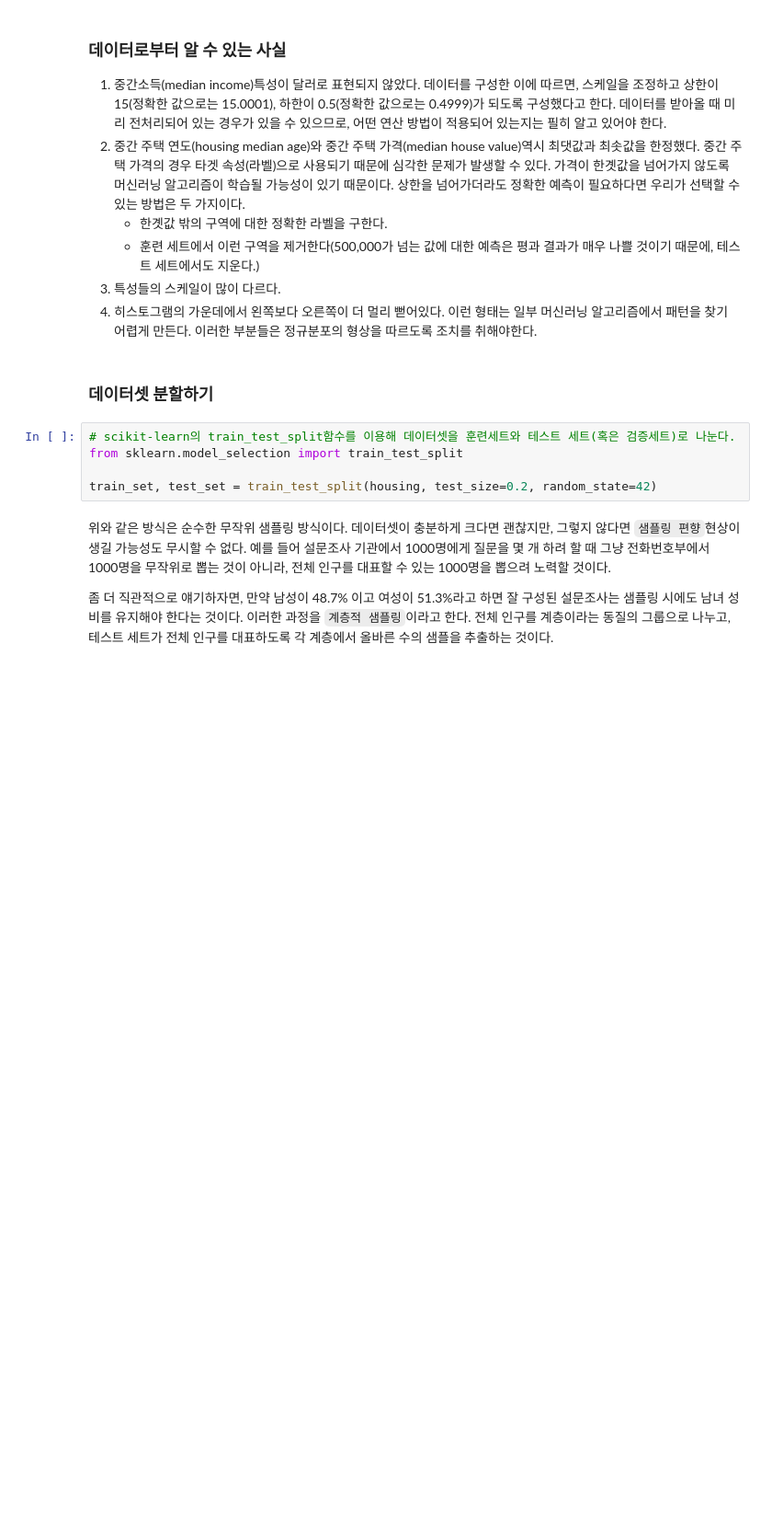
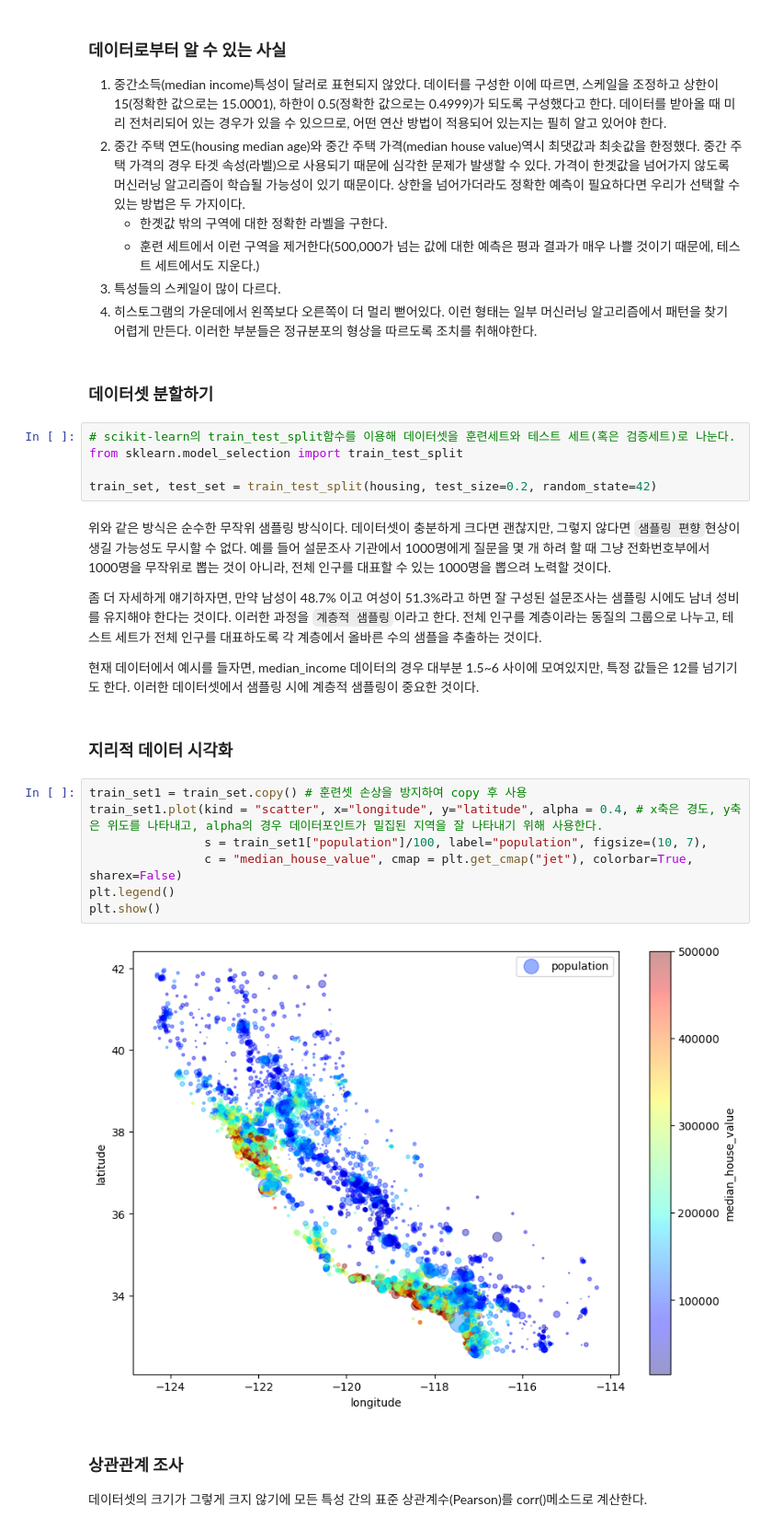
Before and after one commit to LeeHeonWoo1/ML_DL, a Jupyter notebook: ML/HandsOn/1_ml_project.ipynb, the cells around one changed output. Shown at 92% size. Cells and saved outputs as stored; diff of their text form; blank space fills up the shorter version.

```diff
--- a/ML/HandsOn/1_ml_project.ipynb
+++ b/ML/HandsOn/1_ml_project.ipynb
@@ -83,4 +83,20 @@ train_set, test_set = train_test_split(housing, test_size=0.2, random_state=42)
 # %% [markdown]
 위와 같은 방식은 순수한 무작위 샘플링 방식이다. 데이터셋이 충분하게 크다면 괜찮지만, 그렇지 않다면 `샘플링 편향`현상이 생길 가능성도 무시할 수 없다. 예를 들어 설문조사 기관에서 1000명에게 질문을 몇 개 하려 할 때 그냥 전화번호부에서 1000명을 무작위로 뽑는 것이 아니라, 전체 인구를 대표할 수 있는 1000명을 뽑으려 노력할 것이다.
 
-좀 더 직관적으로 얘기하자면, 만약 남성이 48.7% 이고 여성이 51.3%라고 하면 잘 구성된 설문조사는 샘플링 시에도 남녀 성비를 유지해야 한다는 것이다. 이러한 과정을 `계층적 샘플링`이라고 한다. 전체 인구를 계층이라는 동질의 그룹으로 나누고, 테스트 세트가 전체 인구를 대표하도록 각 계층에서 올바른 수의 샘플을 추출하는 것이다.
+좀 더 자세하게 얘기하자면, 만약 남성이 48.7% 이고 여성이 51.3%라고 하면 잘 구성된 설문조사는 샘플링 시에도 남녀 성비를 유지해야 한다는 것이다. 이러한 과정을 `계층적 샘플링`이라고 한다. 전체 인구를 계층이라는 동질의 그룹으로 나누고, 테스트 세트가 전체 인구를 대표하도록 각 계층에서 올바른 수의 샘플을 추출하는 것이다.
+
+현재 데이터에서 예시를 들자면, median_income 데이터의 경우 대부분 1.5~6 사이에 모여있지만, 특정 값들은 12를 넘기기도 한다. 이러한 데이터셋에서 샘플링 시에 계층적 샘플링이 중요한 것이다.
+# %% [markdown]
+### 지리적 데이터 시각화
+# %%
+train_set1 = train_set.copy() # 훈련셋 손상을 방지하여 copy 후 사용
+train_set1.plot(kind = "scatter", x="longitude", y="latitude", alpha = 0.4, # x축은 경도, y축은 위도를 나타내고, alpha의 경우 데이터포인트가 밀집된 지역을 잘 나타내기 위해 사용한다.
+                s = train_set1["population"]/100, label="population", figsize=(10, 7),
+                c = "median_house_value", cmap = plt.get_cmap("jet"), colorbar=True, sharex=False)
+plt.legend()
+plt.show()
+# %% [output]
+[figure, added]
+# %% [markdown]
+### 상관관계 조사
+데이터셋의 크기가 그렇게 크지 않기에 모든 특성 간의 표준 상관계수(Pearson)를 corr()메소드로 계산한다.
```
Also changed, not shown: parts of 23 cells of this notebook.
